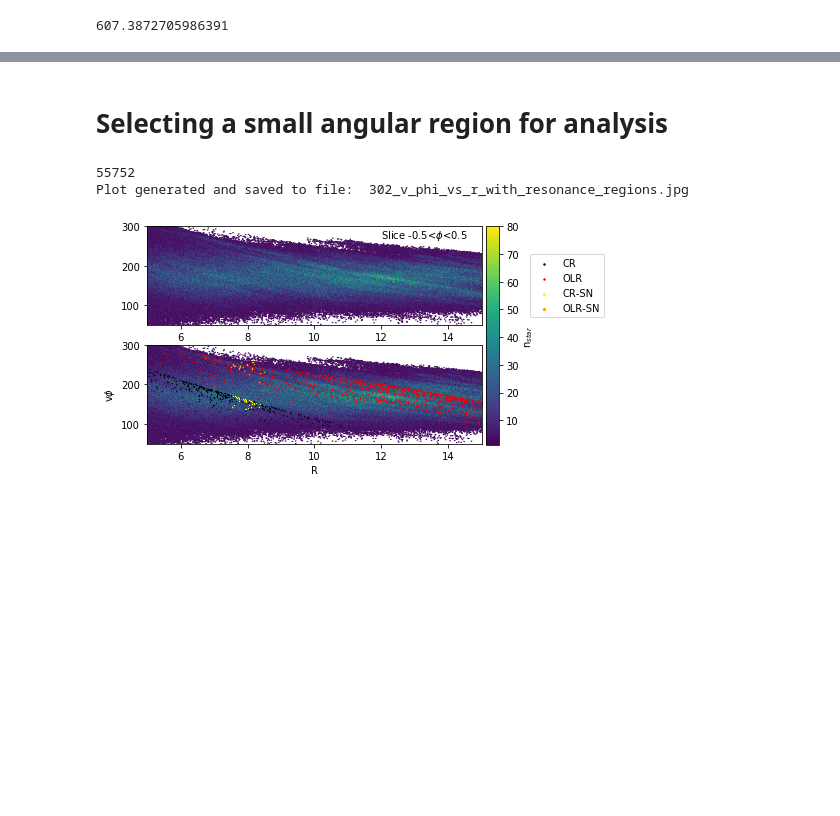
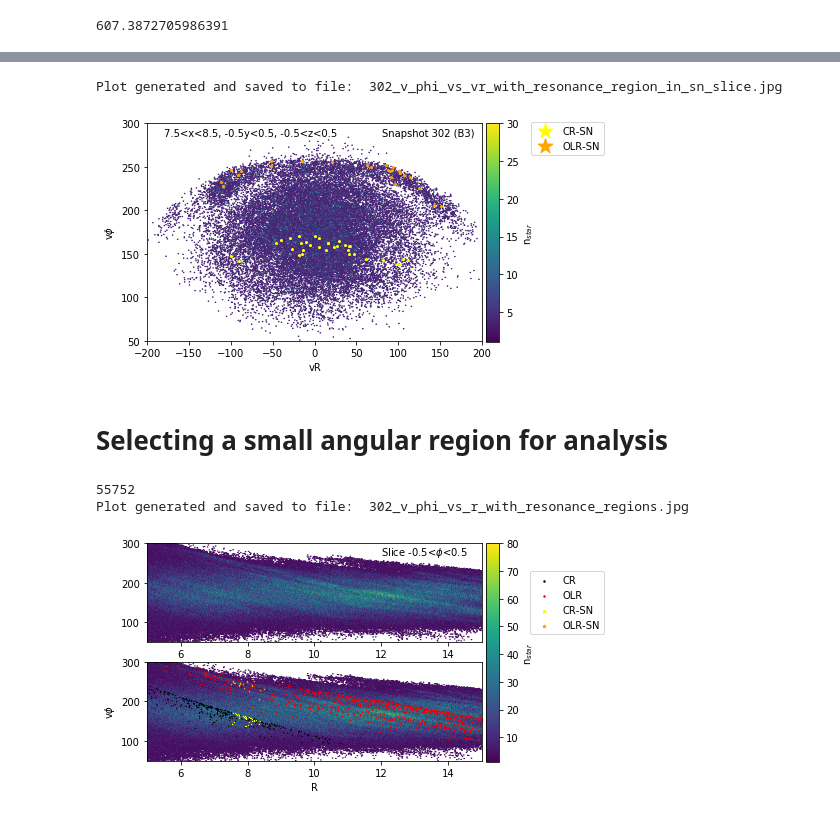
Before and after one commit to binodbhttr/resonance_sweeping, a Jupyter notebook: 302_frequency_analysis.ipynb, the cells around one changed output, grey strips where cells are left out. Drawn from its saved outputs; the diff is of its cells as text; code cells hidden in the pictures; blank space fills up the shorter version.

```diff
--- a/302_frequency_analysis.ipynb
+++ b/302_frequency_analysis.ipynb
@@ -237,3 +253,13 @@ print(len(phi_slice_olr))
+# %%
+keep_sn=(x_select<8.5)*(x_select>7.5)*(y_select<0.5)*(y_select>-0.5)*(z_select<0.5)*(z_select>-0.5)
+x_select_sn=x_select[keep_sn]
+y_select_sn=y_select[keep_sn]
+z_select_sn=z_select[keep_sn]
+
+vr_sn=vr[keep_sn]
+vphi_sn=vphi[keep_sn]
+vzz_sn=vzz[keep_sn]
+r_sn=r[keep_sn]
 # %% [markdown]
 # Corotating Resonance (CR) in the slice
 # %%
@@ -382,3 +414,30 @@ Plot generated and saved to file:  302_v_phi_vs_r_with_resonance_regions.jpg
+# %%
+fig5_1=plt.figure()
+ax=fig5_1.add_subplot(111)
+#ax.text(8,300,r"Snapshot %s, Slice: -5<$\phi$<5"%(str(snapshot)))
+#cb1=ax.hexbin(x_select,y_select,extent=((-35,35,-35,35)),gridsize=500,mincnt=1,C=Ordisk,vmin=1,vmax=40)
+cb1=ax.hexbin(vr_sn,vphi_sn,extent=((-200,200,50,300)),gridsize=500,mincnt=1,vmin=1,vmax=30)
+ax.set_xlabel("vR")
+ax.set_ylabel(r"v$\phi$")
+#ax.scatter(vr_resonance_cr,vphi_resonance_cr,c="black",marker=".",s=0.01,label="CR")
+#ax.scatter(vr_resonance_olr,vphi_resonance_olr,c="red",marker=".",s=0.01,label="OLR")
+ax.scatter(vr_resonance_cr_sr,vphi_resonance_cr_sr,c="yellow",marker="*",s=3,label="CR-SN")
+ax.scatter(vr_resonance_olr_sr,vphi_resonance_olr_sr,c="orange",marker="*",s=3,label="OLR-SN")
+ax.legend(bbox_to_anchor=(1.13,0.93), loc='center left',markerscale=9)
+ax.text(80,285,r"Snapshot 302 (B3)")
+ax.text(-180,285,r"7.5<x<8.5, -0.5<y<0.5, -0.5<z<0.5")
+
+cbar_ax = fig5_1.add_axes([0.91, 0.12, 0.03, 0.76]) # position of the colorbar (left, bottom, width, height)
+fig5_1.colorbar(cb1, cax=cbar_ax)
+cbar_ax.set_ylabel(r'n$_{star}$')
+cbar_ax.yaxis.label.set_size(10)
+plotname=str(snapshot)+"_v_phi_vs_vr_with_resonance_region_in_sn_slice.jpg"
+fig5_1.savefig(plotpath+plotname,bbox_inches="tight",dpi=200)
+print("Plot generated and saved to file: ",plotname)
+plt.show()
+# %% [output]
+Plot generated and saved to file:  302_v_phi_vs_vr_with_resonance_region_in_sn_slice.jpg
+[figure, added]
 # %% [markdown]
 # Selecting a small angular region for analysis
 # %%
```
Also changed, not shown: parts of 8 cells of this notebook, 22 other files.
